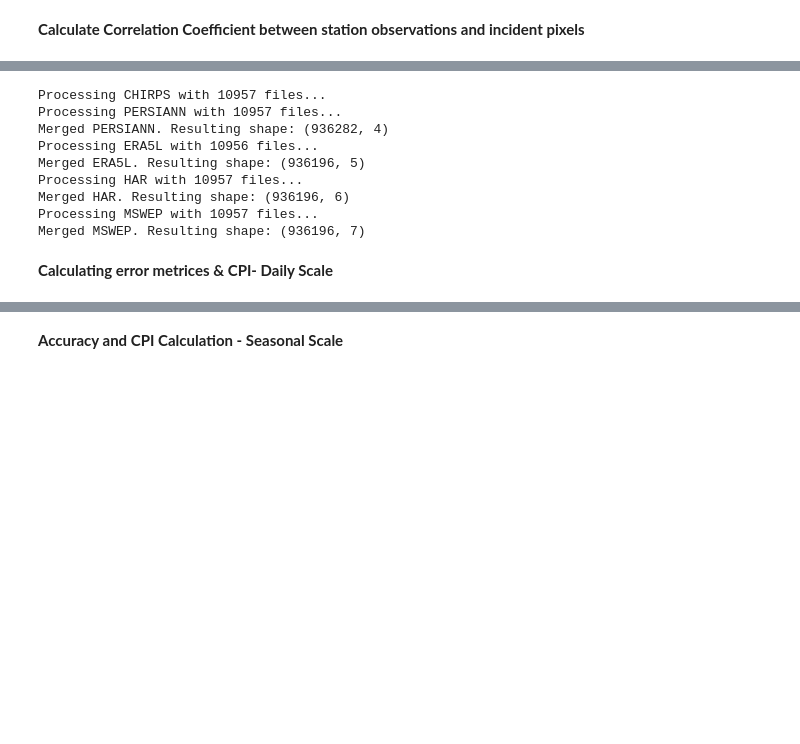
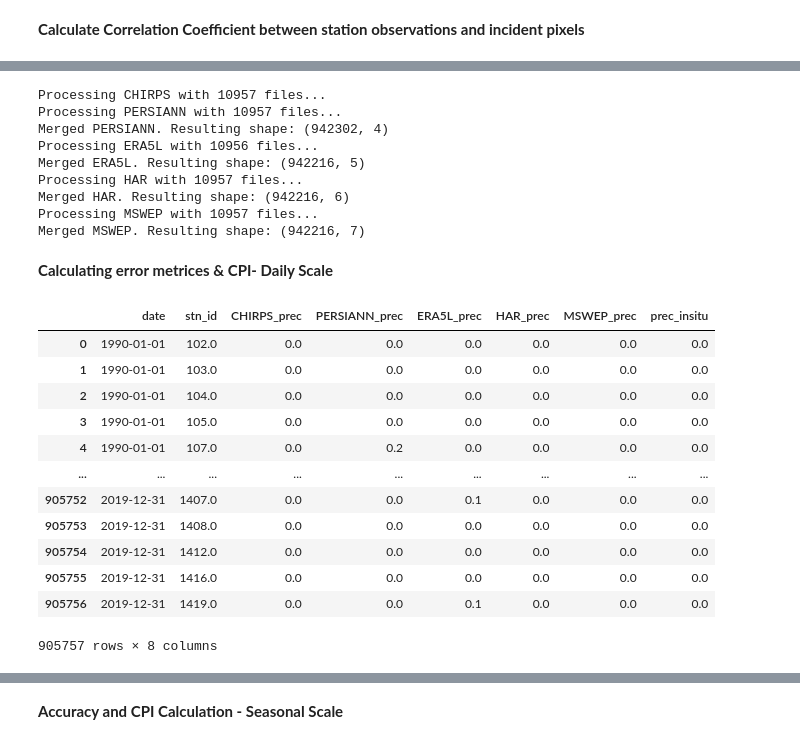
Before and after one commit to jeevankatel3-cell/Climate-Data-Nepal, a Jupyter notebook: Codes/3_1_assess_accuracy.ipynb, the cells around one changed output, grey strips where cells are left out. Drawn from its saved outputs; the diff is of its cells as text; code cells hidden in the pictures; blank space fills up the shorter version.

```diff
--- a/Codes/3_1_assess_accuracy.ipynb
+++ b/Codes/3_1_assess_accuracy.ipynb
@@ -101,8 +82,8 @@ def extract_concurrent_grid_data(dataset_results, stn_points, unique_stn):
 
         # CHECK IF EMPTY FIRST
         if not df_dataset.empty:
-            df_dataset = df_dataset[df_dataset['prec_grid'] != -9999.0]
-            df_dataset = df_dataset.dropna().round(1)
+            # df_dataset = df_dataset[df_dataset['prec_grid'] != -9999.0]
+            # df_dataset = df_dataset.dropna().round(1)
             df_dataset.loc[df_dataset['prec_grid'] < 0, 'prec_grid'] = 0
             df_dataset = df_dataset.rename(columns={'prec_grid': f'{dataset}_prec'})
 
@@ -121,13 +102,13 @@ df_grid_data = extract_concurrent_grid_data(dataset_results, stn_points, unique_
 # %% [output]
 Processing CHIRPS with 10957 files...
 Processing PERSIANN with 10957 files...
-Merged PERSIANN. Resulting shape: (936282, 4)
+Merged PERSIANN. Resulting shape: (942302, 4)
 Processing ERA5L with 10956 files...
-Merged ERA5L. Resulting shape: (936196, 5)
+Merged ERA5L. Resulting shape: (942216, 5)
 Processing HAR with 10957 files...
-Merged HAR. Resulting shape: (936196, 6)
+Merged HAR. Resulting shape: (942216, 6)
 Processing MSWEP with 10957 files...
-Merged MSWEP. Resulting shape: (936196, 7)
+Merged MSWEP. Resulting shape: (942216, 7)
 # %%
 #merging station and grid df into a single df
 df_insitu1 = df_insitu[['date','index_no','rainfall_sum']]
@@ -139,4 +121,37 @@ df_merged = pd.merge(df_grid_data, df_insitu1, on=['date','stn_id'], how='inner'
 df_merged.to_csv(r'../Data/Processed/Accuracy_assessment/precipitation_daily_merged.csv', index=False)
 # %% [markdown]
 **Calculating error metrices & CPI- Daily Scale**
+# %%
+#checkpoint - run from here to reduce code runtime while rerunning
+import xarray
+import pandas as pd
+import glob
+import os
+import rasterio
+import concurrent.futures
+from scipy.stats import spearmanr
+import os
+import numpy as np
+from permetrics.regression import RegressionMetric
+import HydroErr as he
+import datetime as dt
+
+datasets = ['ERA5L', 'HAR', 'CHIRPS', 'MSWEP', 'PERSIANN']
+df_merged = pd.read_csv(r'../Data/Processed/Accuracy_assessment/precipitation_daily_merged.csv')
+df_merged = df_merged.round(1)
+df_merged
+# %% [output]
+|  | date | stn_id | CHIRPS_prec | PERSIANN_prec | ERA5L_prec | HAR_prec | MSWEP_prec | prec_insitu |
+| 0 | 1990-01-01 | 102.0 | 0.0 | 0.0 | 0.0 | 0.0 | 0.0 | 0.0 |
+| 1 | 1990-01-01 | 103.0 | 0.0 | 0.0 | 0.0 | 0.0 | 0.0 | 0.0 |
+| 2 | 1990-01-01 | 104.0 | 0.0 | 0.0 | 0.0 | 0.0 | 0.0 | 0.0 |
+| 3 | 1990-01-01 | 105.0 | 0.0 | 0.0 | 0.0 | 0.0 | 0.0 | 0.0 |
+| 4 | 1990-01-01 | 107.0 | 0.0 | 0.2 | 0.0 | 0.0 | 0.0 | 0.0 |
+| ... | ... | ... | ... | ... | ... | ... | ... | ... |
+| 905752 | 2019-12-31 | 1407.0 | 0.0 | 0.0 | 0.1 | 0.0 | 0.0 | 0.0 |
+| 905753 | 2019-12-31 | 1408.0 | 0.0 | 0.0 | 0.0 | 0.0 | 0.0 | 0.0 |
+| 905754 | 2019-12-31 | 1412.0 | 0.0 | 0.0 | 0.0 | 0.0 | 0.0 | 0.0 |
+| 905755 | 2019-12-31 | 1416.0 | 0.0 | 0.0 | 0.0 | 0.0 | 0.0 | 0.0 |
+| 905756 | 2019-12-31 | 1419.0 | 0.0 | 0.0 | 0.1 | 0.0 | 0.0 | 0.0 |
+905757 rows × 8 columns
 # %%
```
Also changed, not shown: parts of 12 cells of this notebook, 5 other files.
